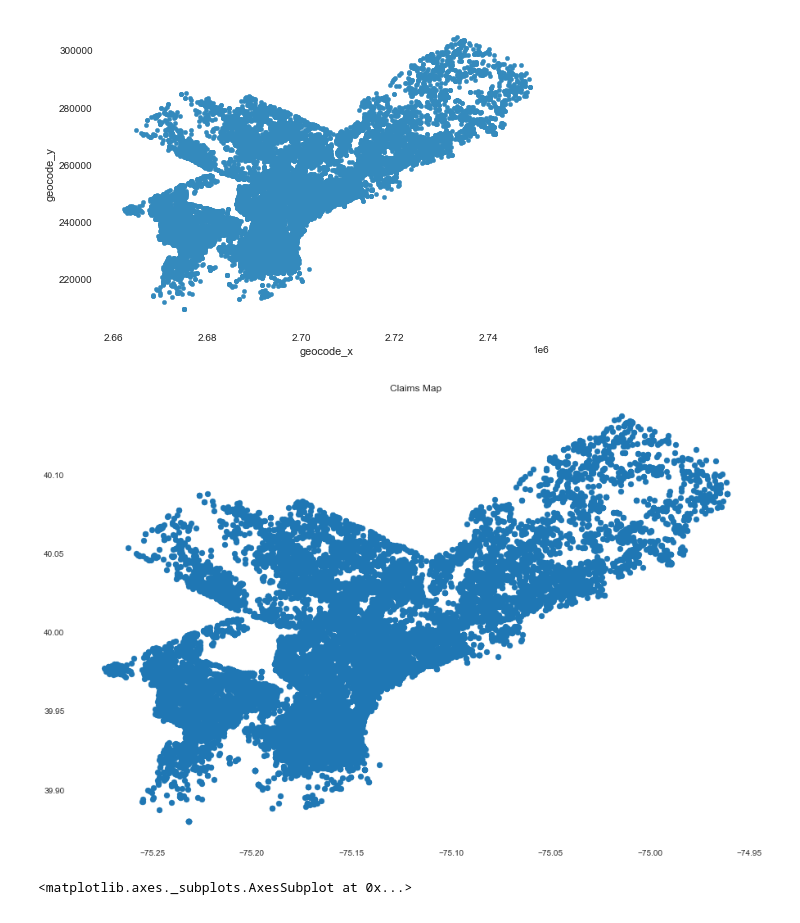
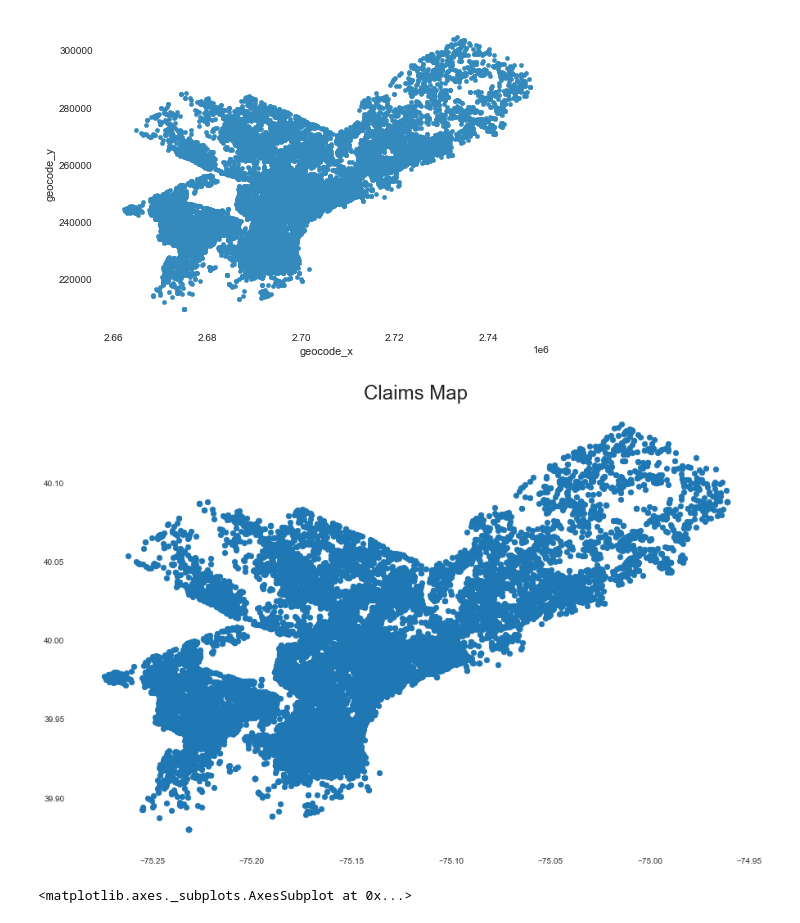
Before and after one commit to adreyzin/Philly_L_and_I_Appeals, a Jupyter notebook: City of Philadelphia Licenses and Inspections Appeals.ipynb, the cells around one changed output. Saved outputs shown, nothing was run; the diff lists cells and outputs as text; code cells hidden in the pictures.

Commit message:
update image

```diff
--- a/City of Philadelphia Licenses and Inspections Appeals.ipynb
+++ b/City of Philadelphia Licenses and Inspections Appeals.ipynb
@@ -431,10 +431,11 @@ except:
 # %%
 plt.figure(figsize=(15,10))
-plt.title('Claims Map')
+plt.title('Claims Map', size=24)
+plt.rc('font', size=24)
 plt.scatter(df['lng'], df['lat'])
 plt.savefig('images/appeal_map.png',bbox_inches='tight')
 # %% [output]
-[figure, old version]
+[figure, new version]
 # %%
 #Distance from CC
 df['fromCC'].hist()
```
Also changed, not shown: parts of 1 cell of this notebook, 1 other file.
